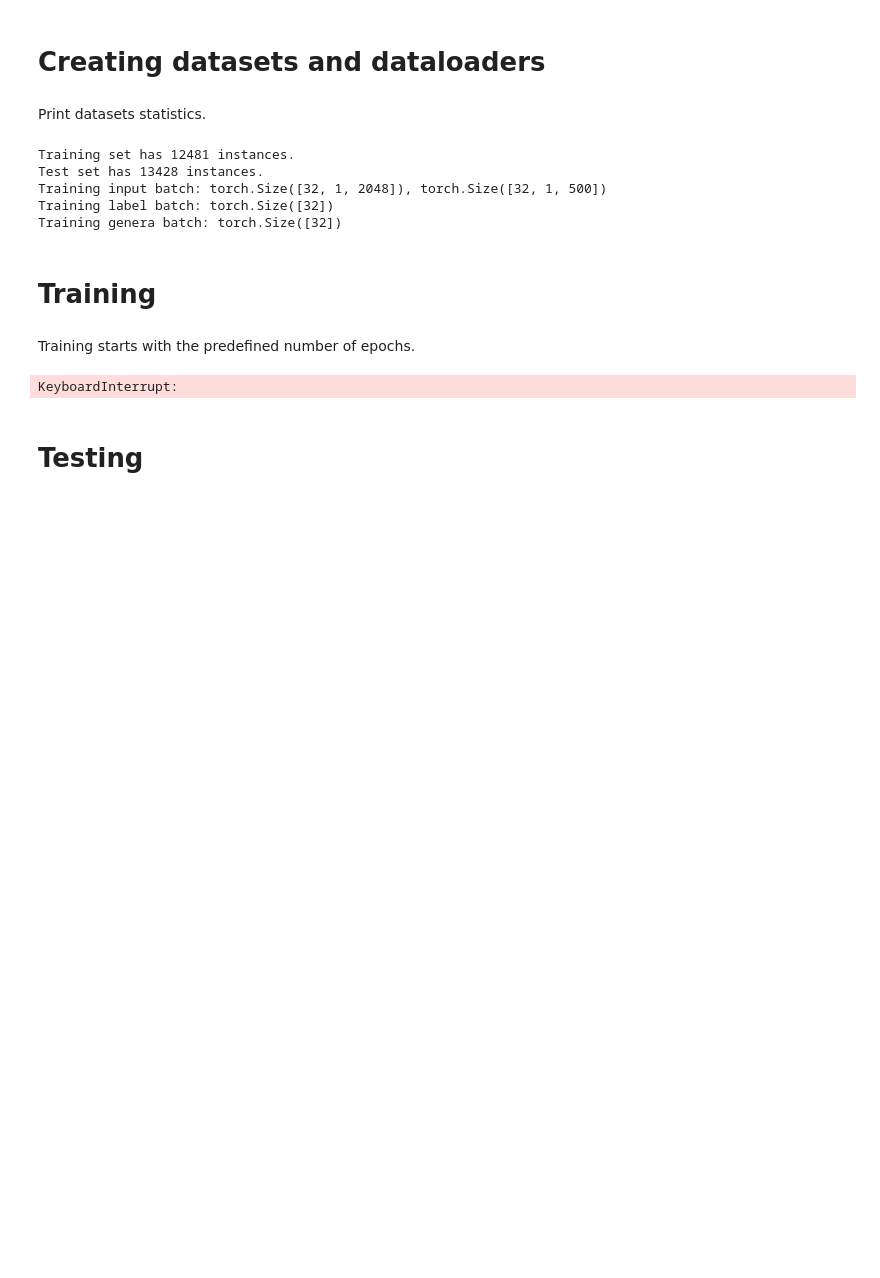
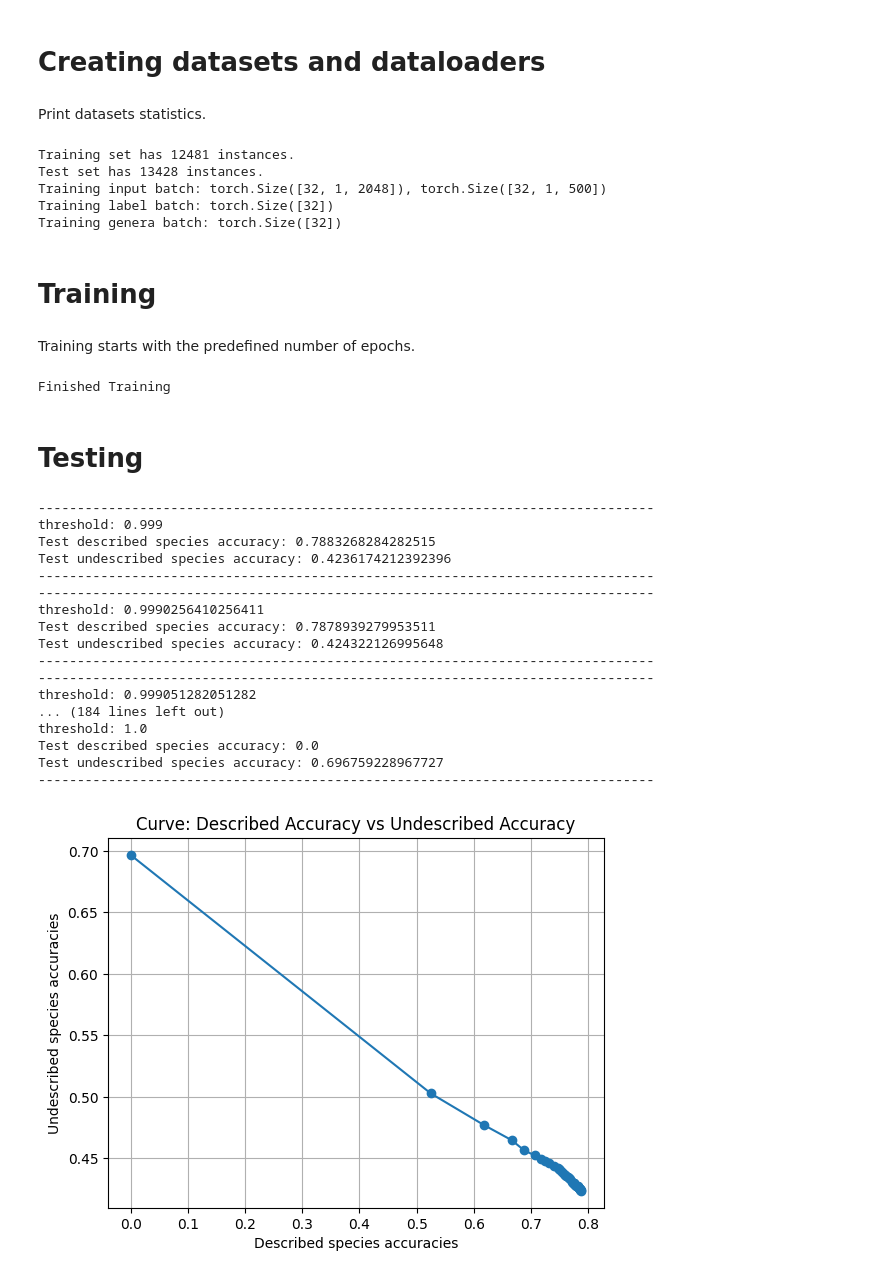
Before and after one commit to nicolamaritan/image-and-dna-data-for-insect-classification, a Jupyter notebook: crossnet.ipynb, the cells around one changed output. Cells and saved outputs as stored; diff of their text form; code cells hidden in the pictures; blank space fills up the shorter version.

Commit message:
implemented test split, yet to be tested

```diff
--- a/crossnet.ipynb
+++ b/crossnet.ipynb
@@ -344,7 +429,7 @@ model = CrossNet()
 model.to(device)
 training_set = ImageDNATrainDataset()
 validation_set = ImageDNAValidationDataset()
-test_set = ImageDNADataset(train=False)
+test_set = ImageDNATestDataset()
 
 batch_size = 32
 training_loader = torch.utils.data.DataLoader(
@@ -359,9 +444,9 @@ Print datasets statistics.
 print(f"Training set has {len(training_set)} instances.")
 print(f"Test set has {len(test_set)} instances.")
 
-inputs_img, inputs_dna, species, genera = next(iter(training_loader))
+inputs_img, inputs_dna, species_name, genera = next(iter(training_loader))
 print(f"Training input batch: {inputs_img.shape}, {inputs_dna.shape}")
-print(f"Training label batch: {species.shape}")
+print(f"Training label batch: {species_name.shape}")
 print(f"Training genera batch: {genera.shape}")
 # %% [output]
 Training set has 12481 instances.
@@ -384,15 +469,15 @@ for epoch in range(epochs):
     running_genera_loss = 0.0
 
     for i, data in enumerate(training_loader, 0):
-        inputs_img, inputs_dna, species, genera = data
-        inputs_img, inputs_dna, species, genera = inputs_img.to(device), inputs_dna.to(device), species.to(device), genera.to(device)
+        inputs_img, inputs_dna, species_name, genera = data
+        inputs_img, inputs_dna, species_name, genera = inputs_img.to(device), inputs_dna.to(device), species_name.to(device), genera.to(device)
 
         # zero the parameter gradients
         optimizer.zero_grad()
 
         # forward + backward + optimize
         labels_outputs, genera_outputs = model(inputs_img, inputs_dna)
-        labels_loss = criterion(labels_outputs, species)
+        labels_loss = criterion(labels_outputs, species_name)
         genera_loss = criterion(genera_outputs, genera)
         total_loss = labels_loss + genera_loss
         total_loss.backward()
@@ -410,7 +495,7 @@ for epoch in range(epochs):
 
 print("Finished Training")
 # %% [output]
-KeyboardInterrupt:
+Finished Training
 # %% [markdown]
 # Testing
 # %%
@@ -441,8 +526,8 @@ with torch.no_grad():
         total_genera = 0
 
         for data in test_loader:
-            inputs_img, inputs_dna, species, genera = data
-            inputs_img, inputs_dna, species, genera = inputs_img.to(device), inputs_dna.to(device), species.to(device), genera.to(device)
+            inputs_img, inputs_dna, species_name, genera = data
+            inputs_img, inputs_dna, species_name, genera = inputs_img.to(device), inputs_dna.to(device), species_name.to(device), genera.to(device)
 
             labels_outputs, genera_outputs = model(inputs_img, inputs_dna)
 
@@ -458,38 +543,57 @@ with torch.no_grad():
 
             for idx in range(len(genera)):
                 total_samples_per_genera[genera[idx].item()] += 1
-                total_samples_per_labels[species[idx].item()] += 1
+                total_samples_per_labels[species_name[idx].item()] += 1
                 if genera_mask[idx]:
                     if predicted_genera[idx] == genera[idx]:
                         correct_predictions_per_genera[genera[idx].item()] += 1
                 if labels_mask[idx]:
-                    if predicted_labels[idx, 0] == species[idx]:
-                        correct_predictions_per_labels[species[idx].item()] += 1
+                    if predicted_labels[idx, 0] == species_name[idx]:
+                        correct_predictions_per_labels[species_name[idx].item()] += 1
 
         accuracy_per_label = {label: (correct_predictions_per_labels[label] / total_samples_per_labels[label]) if total_samples_per_labels[label] > 0 else 0 for label in total_samples_per_labels}
         accuracy_per_genera = {genera: (correct_predictions_per_genera[genera] / total_samples_per_genera[genera]) if total_samples_per_genera[genera] > 0 else 0 for genera in total_samples_per_genera}
 
         test_described_species_accuracy = 0
         for label in np.unique(test_set.seen_species):
             test_described_species_accuracy += accuracy_per_label[label]
 
         test_undescribed_species_accuracy = 0
         for genera in np.unique(test_set.unseen_species_genera):
             test_undescribed_species_accuracy += accuracy_per_genera[genera]
 
         print("-------------------------------------------------------------------------------")
         print(f"threshold: {threshold}")
         print(f"Test described species accuracy: {test_described_species_accuracy / 770}")
         print(f"Test undescribed species accuracy: {test_undescribed_species_accuracy / 134}")
         print("-------------------------------------------------------------------------------")
 
         test_described_species_accuracies.append(test_described_species_accuracy / 770)
         test_undescribed_species_accuracies.append(test_undescribed_species_accuracy / 134)
 
 # Plotting the curve
 plt.plot(test_described_species_accuracies, test_undescribed_species_accuracies, marker='o')
 plt.xlabel('Described species accuracies')
 plt.ylabel('Undescribed species accuracies')
 plt.title('Curve: Described Accuracy vs Undescribed Accuracy')
 plt.grid(True)
 plt.show()
+# %% [output]
+-------------------------------------------------------------------------------
+threshold: 0.999
+Test described species accuracy: 0.7883268284282515
+Test undescribed species accuracy: 0.4236174212392396
+-------------------------------------------------------------------------------
+-------------------------------------------------------------------------------
+threshold: 0.9990256410256411
+Test described species accuracy: 0.7878939279953511
+Test undescribed species accuracy: 0.424322126995648
+-------------------------------------------------------------------------------
+-------------------------------------------------------------------------------
+threshold: 0.999051282051282
+... (184 lines left out)
+threshold: 1.0
+Test described species accuracy: 0.0
+Test undescribed species accuracy: 0.696759228967727
+-------------------------------------------------------------------------------
+[figure, added]
```
Also changed, not shown: parts of 3 cells of this notebook.
